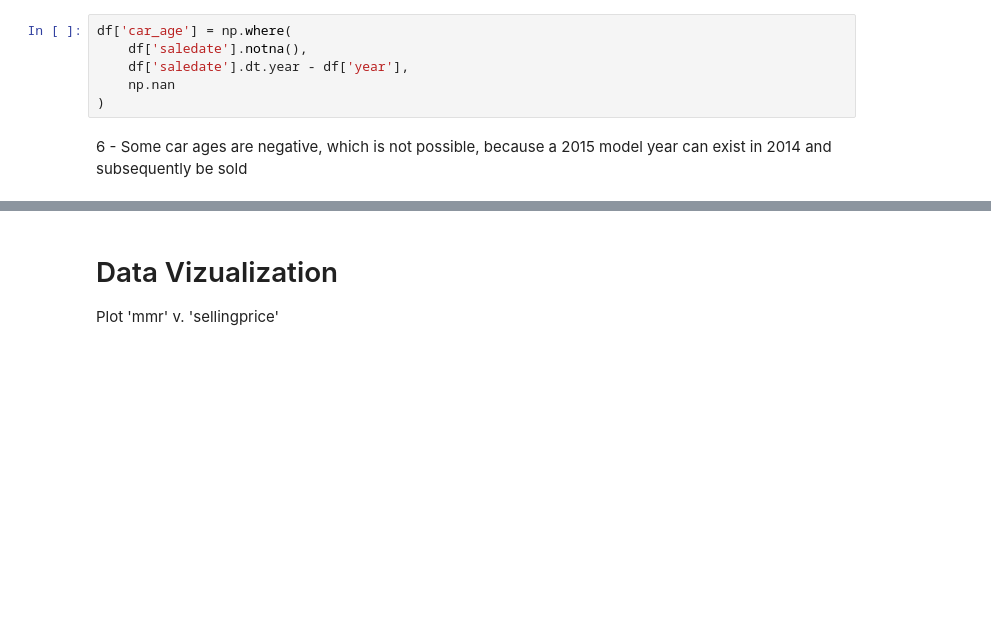
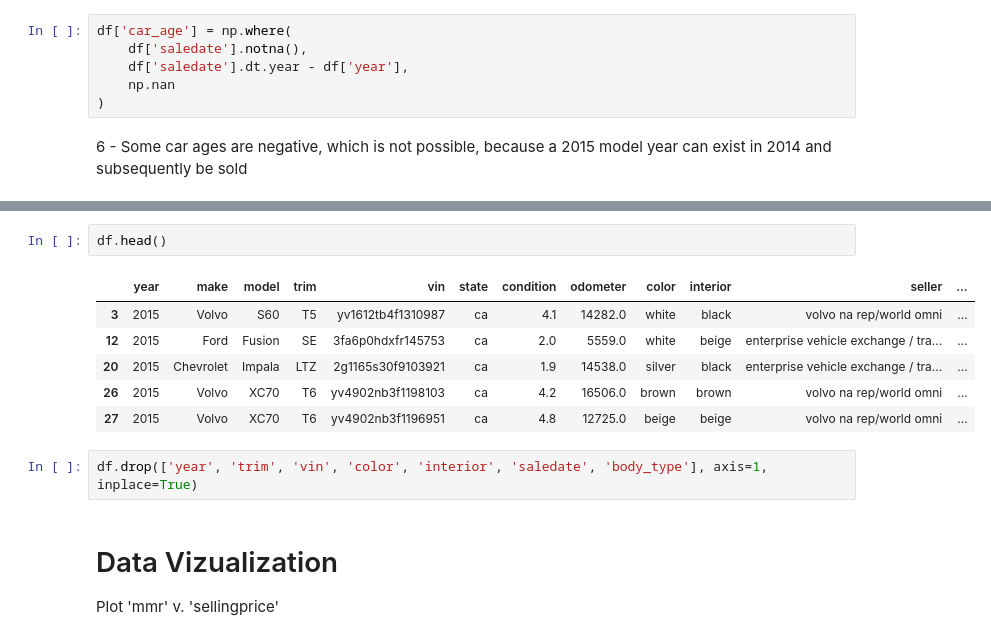
Before and after one commit to skyrez18/ds3870_final_project, a Jupyter notebook: code.ipynb, the cells around one changed output, grey strips where cells are left out. Saved outputs shown, nothing was run; the diff lists cells and outputs as text; blank space fills up the shorter version.

Commit message:
dropped uneeded columns and added more features to model

```diff
--- a/code.ipynb
+++ b/code.ipynb
@@ -174,3 +180,14 @@ df.drop(['transmission', 'body'], axis=1, inplace=True)
+# %%
+df.head()
+# %% [output]
+|  | year | make | model | trim | vin | state | condition | odometer | color | interior | seller | ... |
+| 3 | 2015 | Volvo | S60 | T5 | yv1612tb4f1310987 | ca | 4.1 | 14282.0 | white | black | volvo na rep/world omni | ... |
+| 12 | 2015 | Ford | Fusion | SE | 3fa6p0hdxfr145753 | ca | 2.0 | 5559.0 | white | beige | enterprise vehicle exchange / tra... | ... |
+| 20 | 2015 | Chevrolet | Impala | LTZ | 2g1165s30f9103921 | ca | 1.9 | 14538.0 | silver | black | enterprise vehicle exchange / tra... | ... |
+| 26 | 2015 | Volvo | XC70 | T6 | yv4902nb3f1198103 | ca | 4.2 | 16506.0 | brown | brown | volvo na rep/world omni | ... |
+| 27 | 2015 | Volvo | XC70 | T6 | yv4902nb3f1196951 | ca | 4.8 | 12725.0 | beige | beige | volvo na rep/world omni | ... |
+# %%
+df.drop(['year', 'trim', 'vin', 'color', 'interior', 'saledate', 'body_type'], axis=1, inplace=True)
 # %% [markdown]
 # Data Vizualization
 Plot 'mmr' v. 'sellingprice'
```
Also changed, not shown: parts of 17 cells of this notebook.
